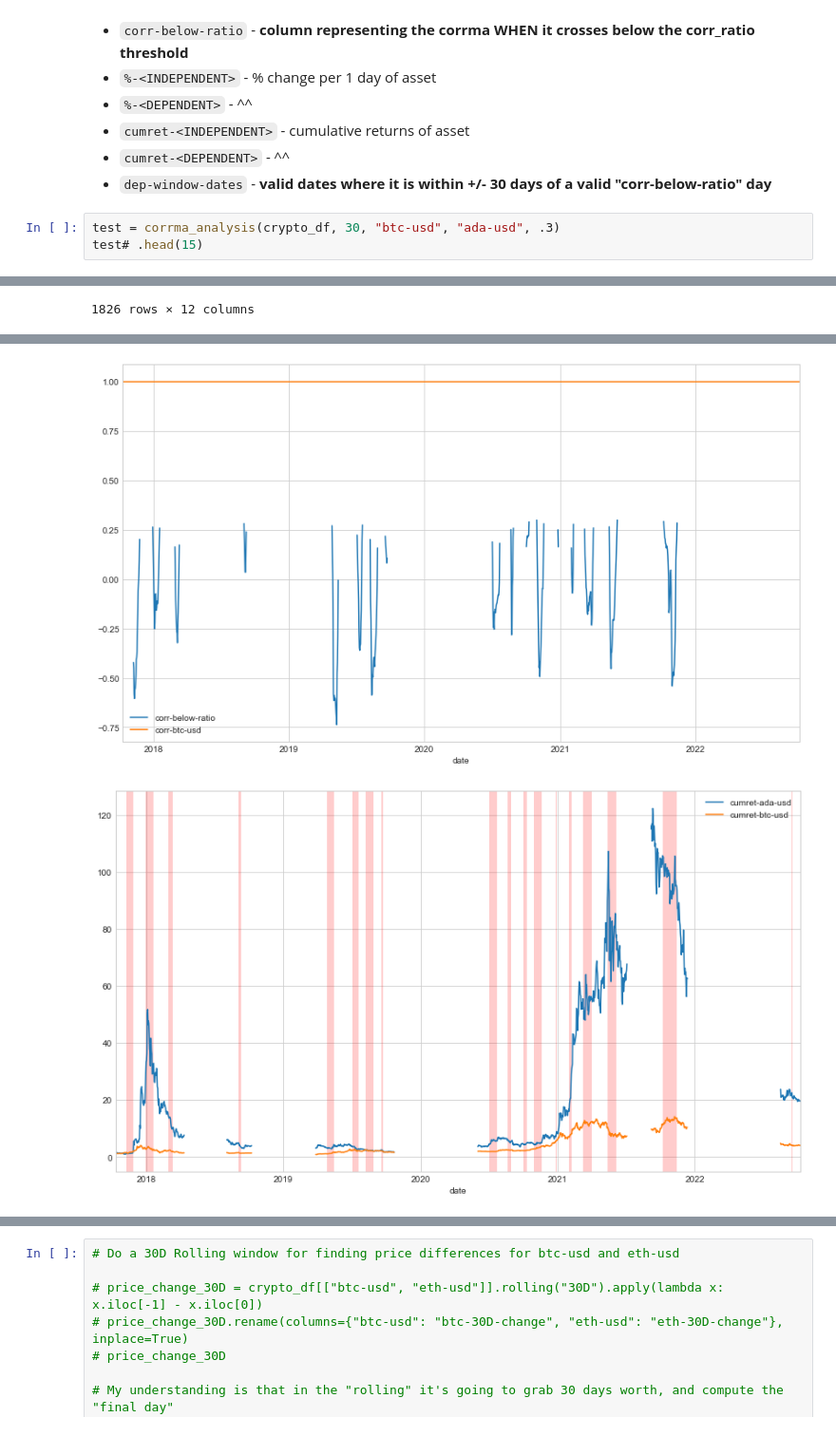
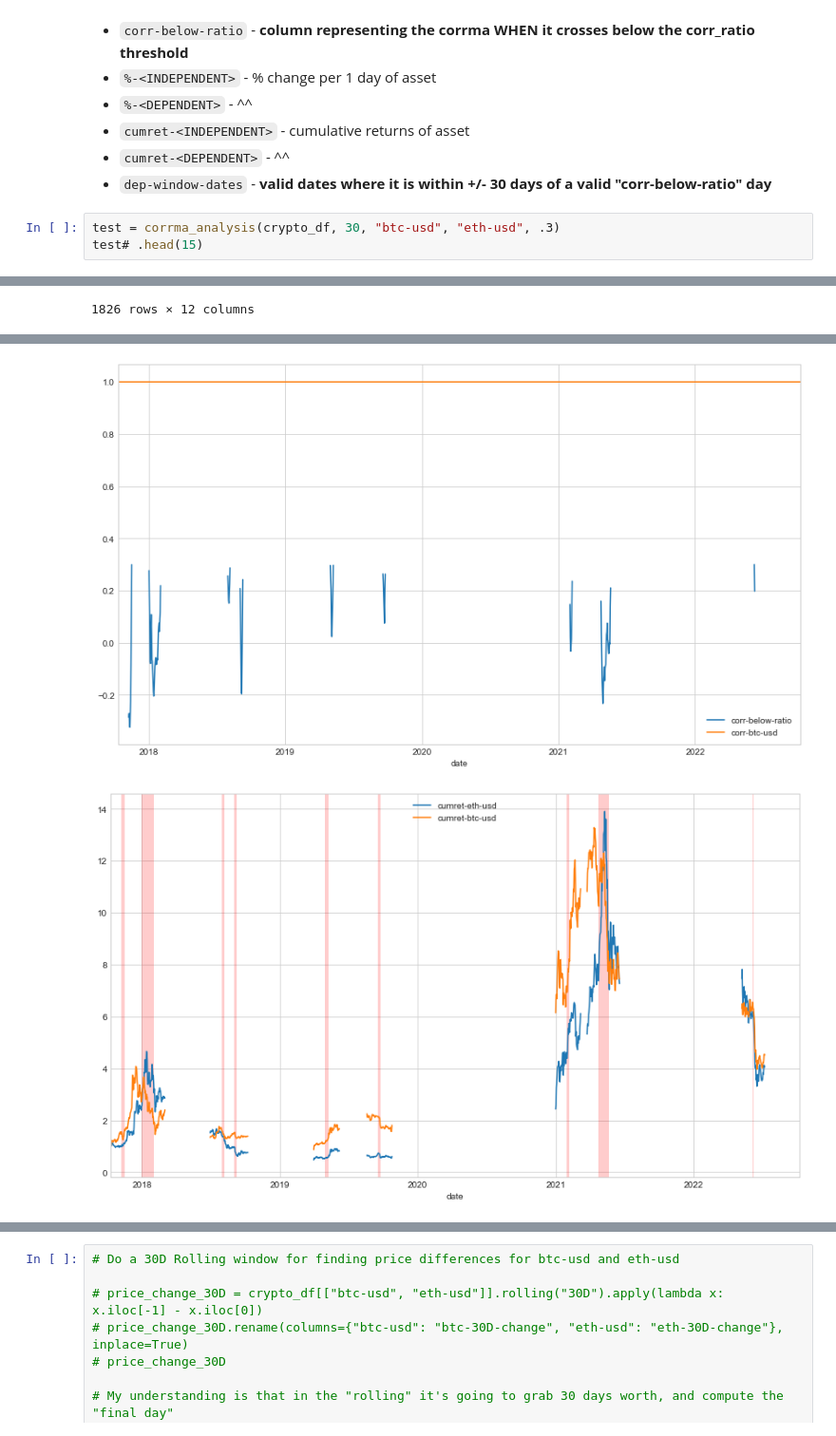
Before and after one commit to joshcaskie/478-marketbusters, a Jupyter notebook: crypto/Large Cap Crypto Correlation.ipynb, the cells around one changed output, grey strips where cells are left out. Shown at 95% size. Drawn from its saved outputs; the diff is of its cells as text.

```diff
--- a/crypto/Large Cap Crypto Correlation.ipynb
+++ b/crypto/Large Cap Crypto Correlation.ipynb
@@ -476,6 +554,6 @@ Also, check where they diverge slightly, are they increasing faster or slower th
 * `cumret-<DEPENDENT>` - ^^
 * `dep-window-dates` - **valid dates where it is within +/- 30 days of a valid "corr-below-ratio" day**
 # %%
-test = corrma_analysis(crypto_df, 30, "btc-usd", "ada-usd", .3)
+test = corrma_analysis(crypto_df, 30, "btc-usd", "eth-usd", .3)
 test# .head(15)
 # %% [output]
@@ -518,2 +594,2 @@ CORRMA triggered! Start: 2022-09-17 00:00:00    End: 2022-09-18 00:00:00
-[figure, old version]
+[figure, new version]
-[figure, old version]
+[figure, new version]
```
Also changed, not shown: parts of 4 cells of this notebook.
